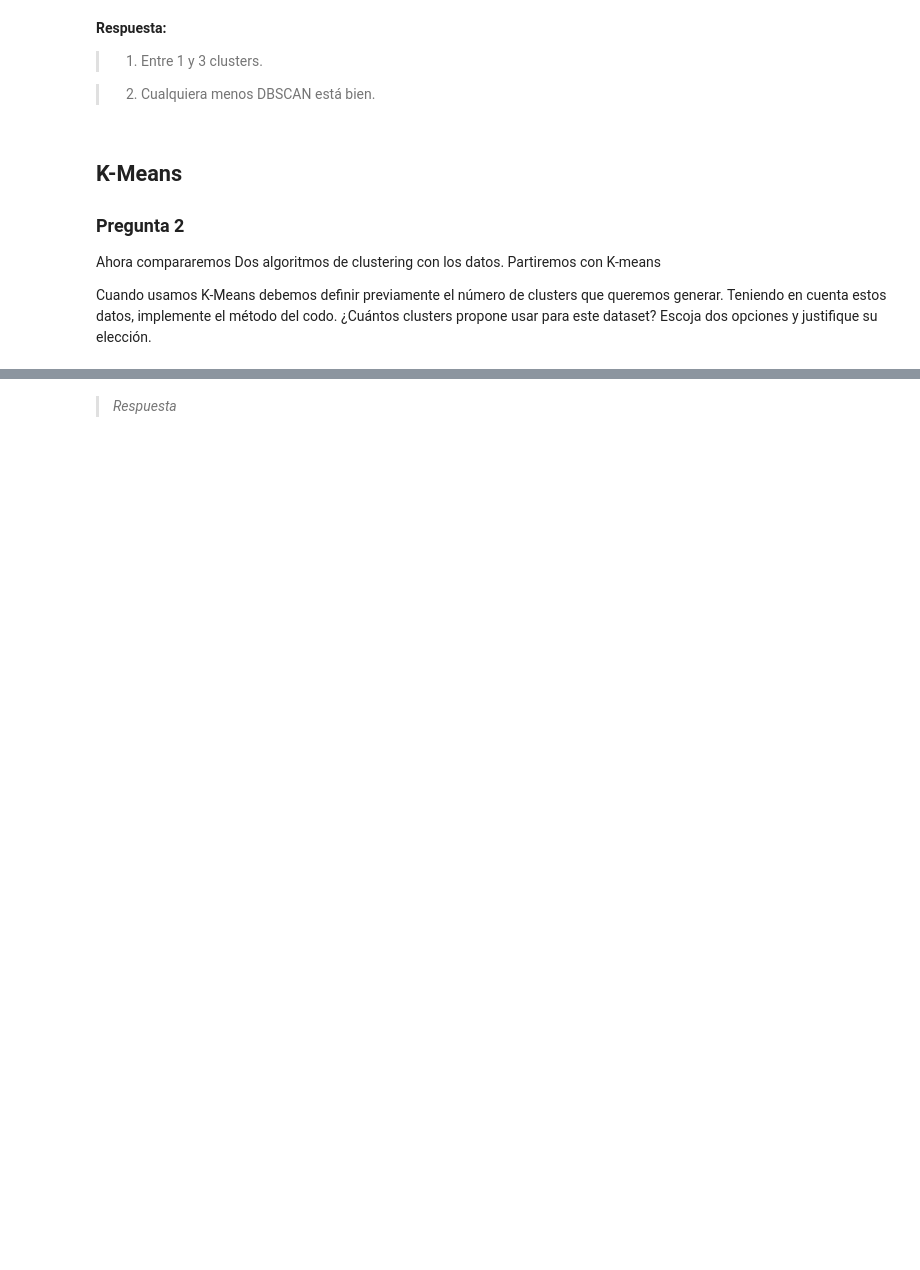
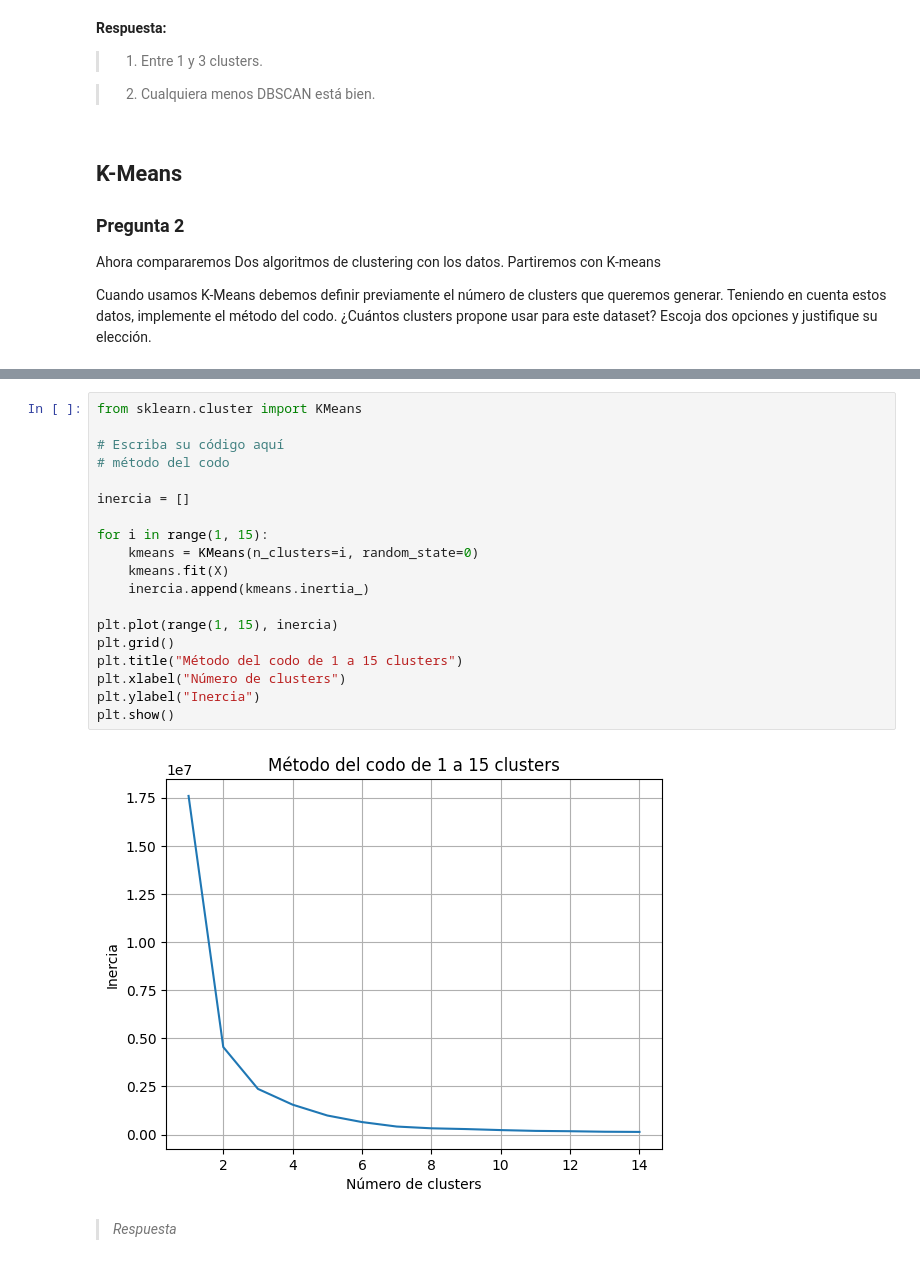
Before and after one commit to BnjmnNicholas/CC5205-Mineria_de_Datos_Labs, a Jupyter notebook: Lab_5/lab_5.ipynb, the cells around one changed output, grey strips where cells are left out. Drawn from its saved outputs; the diff is of its cells as text; blank space fills up the shorter version.

```diff
--- a/Lab_5/lab_5.ipynb
+++ b/Lab_5/lab_5.ipynb
@@ -91,3 +81,24 @@ from sklearn.cluster import KMeans
+# %%
+from sklearn.cluster import KMeans
+
+# Escriba su código aquí
+# método del codo
+
+inercia = []
+
+for i in range(1, 15):
+    kmeans = KMeans(n_clusters=i, random_state=0)
+    kmeans.fit(X)
+    inercia.append(kmeans.inertia_)
+
+plt.plot(range(1, 15), inercia)
+plt.grid()
+plt.title("Método del codo de 1 a 15 clusters")
+plt.xlabel("Número de clusters")
+plt.ylabel("Inercia")
+plt.show()
+# %% [output]
+[figure, added]
 # %% [markdown]
 > *Respuesta*
 # %% [markdown]
```
Also changed, not shown: parts of 9 cells of this notebook.
